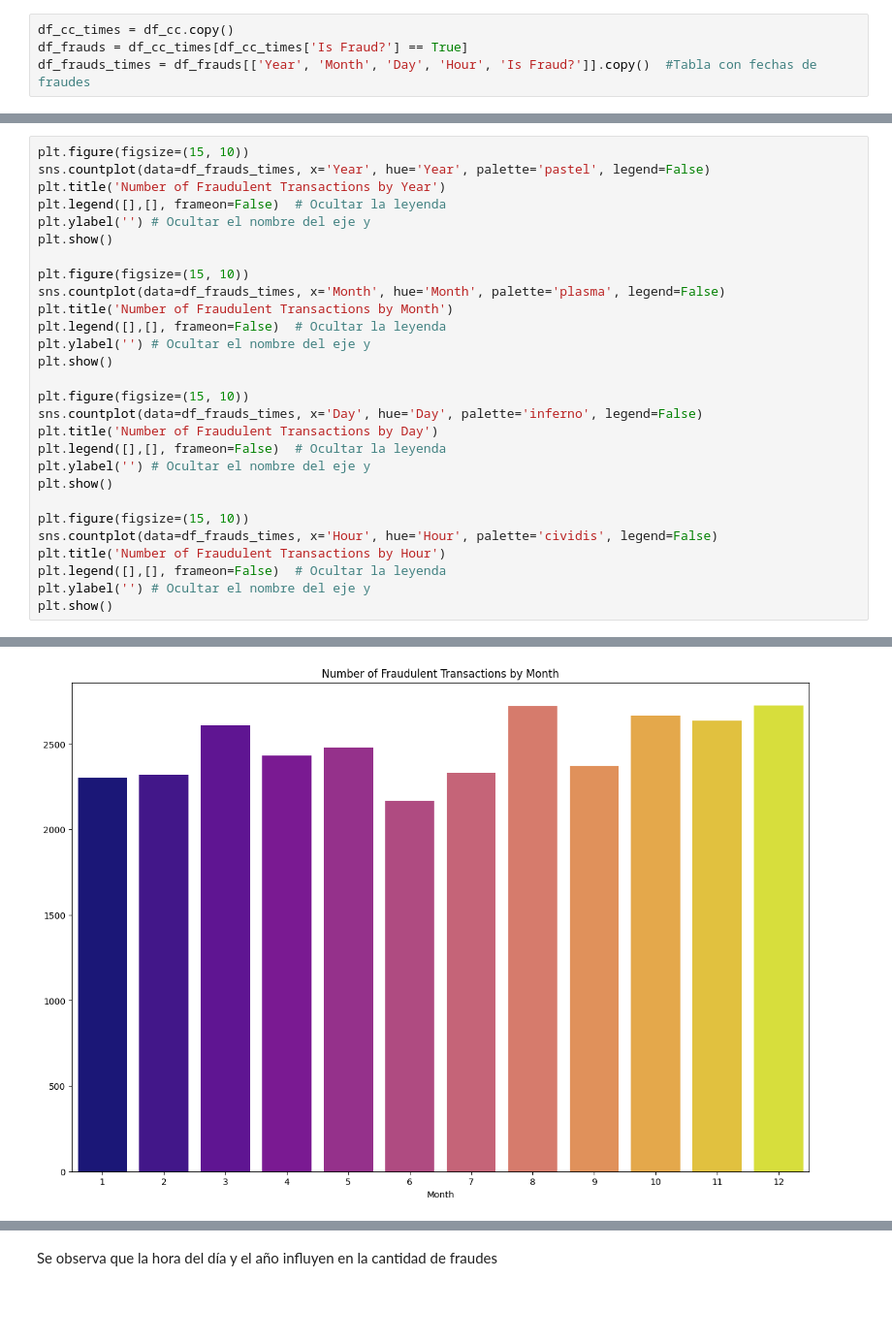
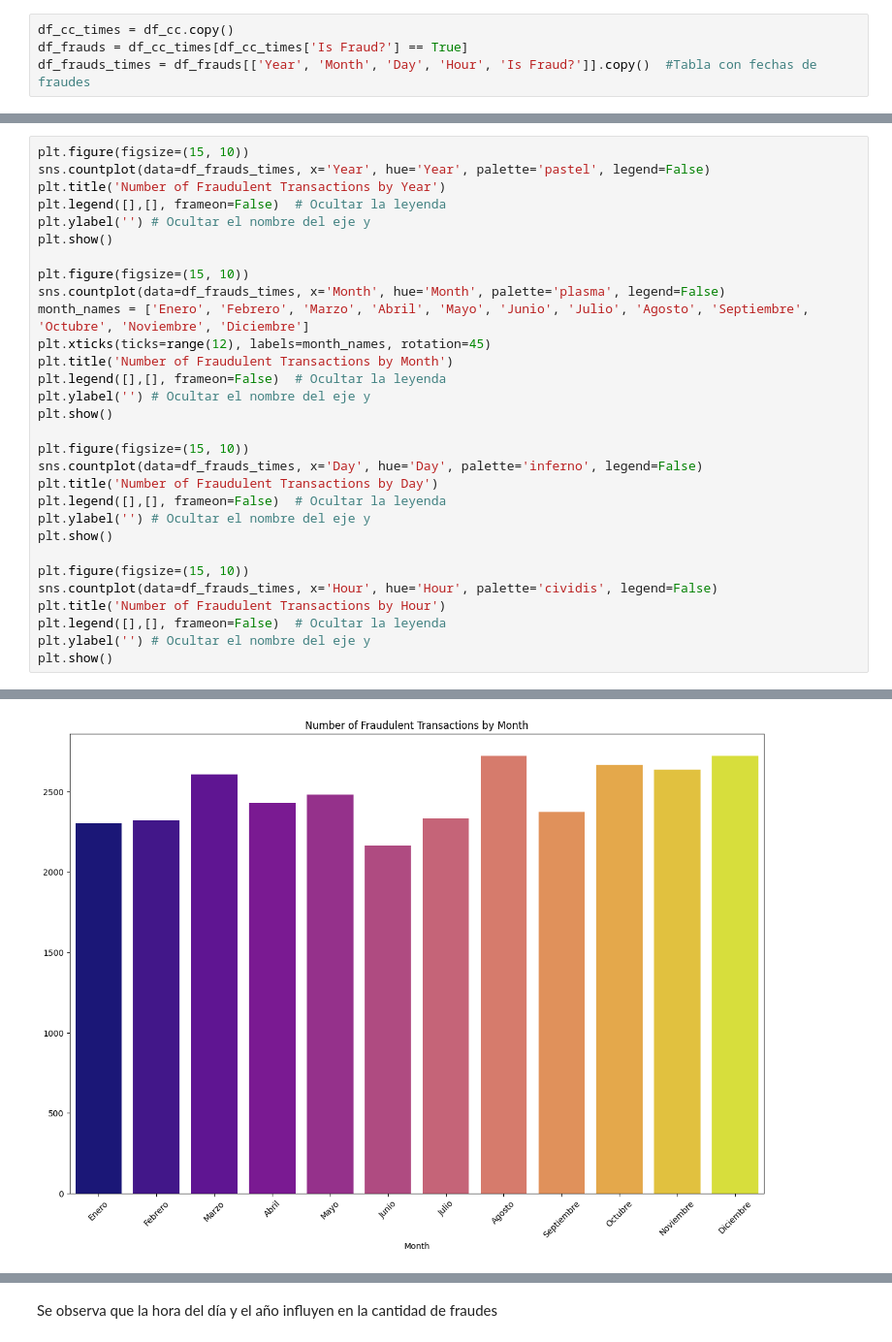
Before and after one commit to AlePatata/Proyecto-Mineros, a Jupyter notebook: EDA2.ipynb, the cells around one changed output, grey strips where cells are left out. Shown at 97% size. Cells and saved outputs as stored; diff of their text form; blank space fills up the shorter version.

```diff
--- a/EDA2.ipynb
+++ b/EDA2.ipynb
@@ -71,34 +107,36 @@ df_frauds_times = df_frauds[['Year', 'Month', 'Day', 'Hour', 'Is Fraud?']].copy(
 # %%
 plt.figure(figsize=(15, 10))
 sns.countplot(data=df_frauds_times, x='Year', hue='Year', palette='pastel', legend=False)
 plt.title('Number of Fraudulent Transactions by Year')
 plt.legend([],[], frameon=False)  # Ocultar la leyenda
 plt.ylabel('') # Ocultar el nombre del eje y
 plt.show()
 
 plt.figure(figsize=(15, 10))
 sns.countplot(data=df_frauds_times, x='Month', hue='Month', palette='plasma', legend=False)
+month_names = ['Enero', 'Febrero', 'Marzo', 'Abril', 'Mayo', 'Junio', 'Julio', 'Agosto', 'Septiembre', 'Octubre', 'Noviembre', 'Diciembre']
+plt.xticks(ticks=range(12), labels=month_names, rotation=45)
 plt.title('Number of Fraudulent Transactions by Month')
 plt.legend([],[], frameon=False)  # Ocultar la leyenda
 plt.ylabel('') # Ocultar el nombre del eje y
 plt.show()
 
 plt.figure(figsize=(15, 10))
 sns.countplot(data=df_frauds_times, x='Day', hue='Day', palette='inferno', legend=False)
 plt.title('Number of Fraudulent Transactions by Day')
 plt.legend([],[], frameon=False)  # Ocultar la leyenda
 plt.ylabel('') # Ocultar el nombre del eje y
 plt.show()
 
 plt.figure(figsize=(15, 10))
 sns.countplot(data=df_frauds_times, x='Hour', hue='Hour', palette='cividis', legend=False)
 plt.title('Number of Fraudulent Transactions by Hour')
 plt.legend([],[], frameon=False)  # Ocultar la leyenda
 plt.ylabel('') # Ocultar el nombre del eje y
 plt.show()
 # %% [output]
 [figure]
-[figure, old version]
+[figure, new version]
 [figure]
 [figure]
 # %% [markdown]
```
Also changed, not shown: parts of 14 cells of this notebook, 2 other files.
